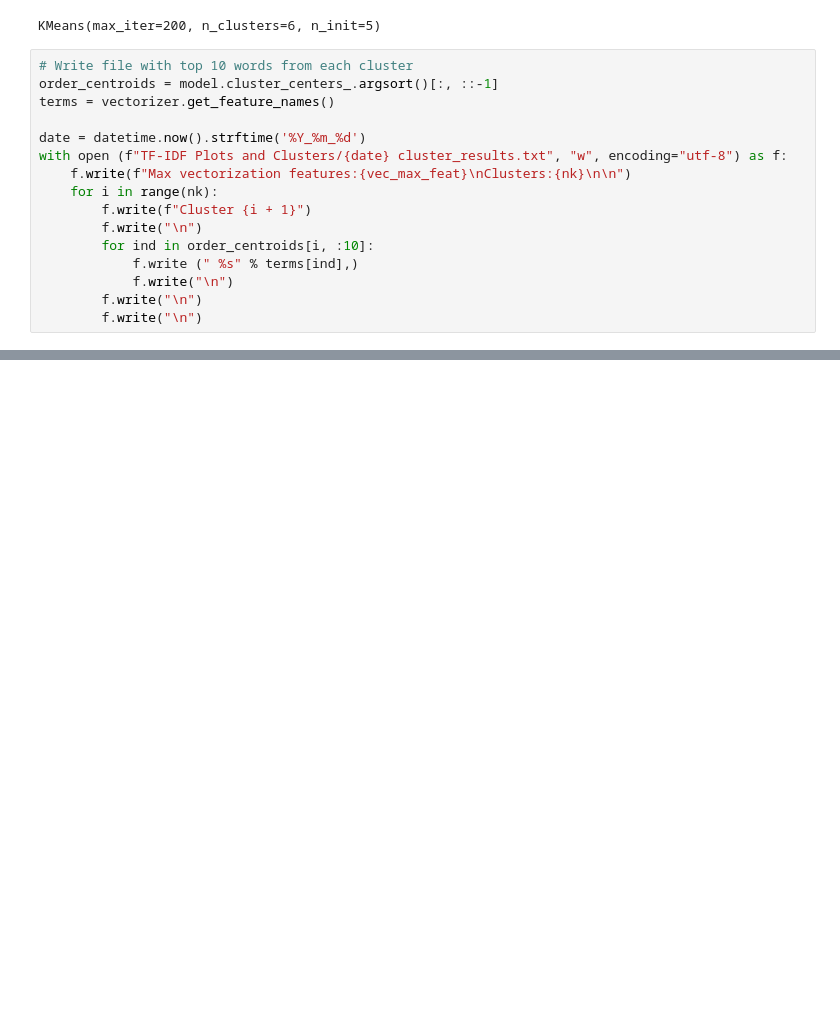
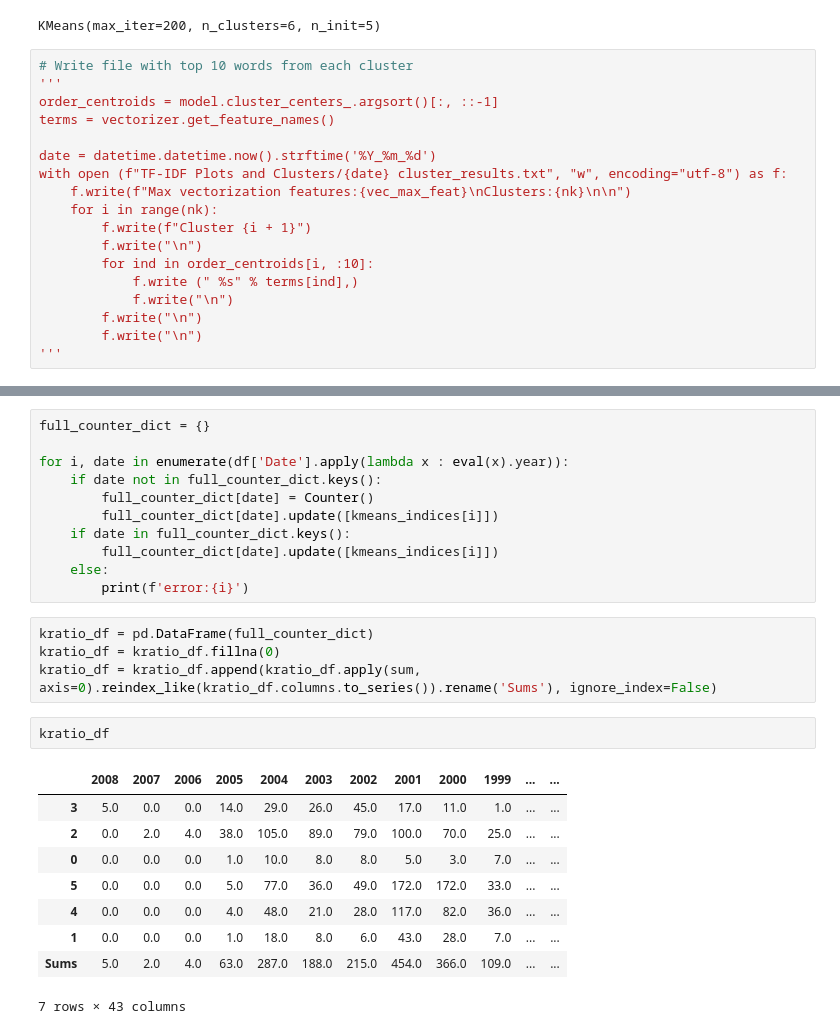
Before and after one commit to BriceB-20/Medical-Device-Project, a Jupyter notebook: Topic Modeling.ipynb, the cells around one changed output, grey strips where cells are left out. Drawn from its saved outputs; the diff is of its cells as text; blank space fills up the shorter version.

```diff
--- a/Topic Modeling.ipynb
+++ b/Topic Modeling.ipynb
@@ -99,10 +100,11 @@ model.fit(vectors)
 KMeans(max_iter=200, n_clusters=6, n_init=5)
 # %%
 # Write file with top 10 words from each cluster
+'''
 order_centroids = model.cluster_centers_.argsort()[:, ::-1]
 terms = vectorizer.get_feature_names()
 
-date = datetime.now().strftime('%Y_%m_%d')
+date = datetime.datetime.now().strftime('%Y_%m_%d')
 with open (f"TF-IDF Plots and Clusters/{date} cluster_results.txt", "w", encoding="utf-8") as f:
     f.write(f"Max vectorization features:{vec_max_feat}\nClusters:{nk}\n\n")
     for i in range(nk):
@@ -113,3 +115,4 @@ with open (f"TF-IDF Plots and Clusters/{date} cluster_results.txt", "w", encodin
             f.write("\n")
         f.write("\n")
         f.write("\n")
+'''
@@ -147,0 +152,27 @@ plt.show()
+# %%
+full_counter_dict = {}
+
+for i, date in enumerate(df['Date'].apply(lambda x : eval(x).year)):
+    if date not in full_counter_dict.keys():
+        full_counter_dict[date] = Counter()
+        full_counter_dict[date].update([kmeans_indices[i]])
+    if date in full_counter_dict.keys():
+        full_counter_dict[date].update([kmeans_indices[i]])
+    else:
+        print(f'error:{i}')
+# %%
+kratio_df = pd.DataFrame(full_counter_dict)
+kratio_df = kratio_df.fillna(0)
+kratio_df = kratio_df.append(kratio_df.apply(sum, axis=0).reindex_like(kratio_df.columns.to_series()).rename('Sums'), ignore_index=False)
+# %%
+kratio_df
+# %% [output]
+|  | 2008 | 2007 | 2006 | 2005 | 2004 | 2003 | 2002 | 2001 | 2000 | 1999 | ... | ... |
+| 3 | 5.0 | 0.0 | 0.0 | 14.0 | 29.0 | 26.0 | 45.0 | 17.0 | 11.0 | 1.0 | ... | ... |
+| 2 | 0.0 | 2.0 | 4.0 | 38.0 | 105.0 | 89.0 | 79.0 | 100.0 | 70.0 | 25.0 | ... | ... |
+| 0 | 0.0 | 0.0 | 0.0 | 1.0 | 10.0 | 8.0 | 8.0 | 5.0 | 3.0 | 7.0 | ... | ... |
+| 5 | 0.0 | 0.0 | 0.0 | 5.0 | 77.0 | 36.0 | 49.0 | 172.0 | 172.0 | 33.0 | ... | ... |
+| 4 | 0.0 | 0.0 | 0.0 | 4.0 | 48.0 | 21.0 | 28.0 | 117.0 | 82.0 | 36.0 | ... | ... |
+| 1 | 0.0 | 0.0 | 0.0 | 1.0 | 18.0 | 8.0 | 6.0 | 43.0 | 28.0 | 7.0 | ... | ... |
+| Sums | 5.0 | 2.0 | 4.0 | 63.0 | 287.0 | 188.0 | 215.0 | 454.0 | 366.0 | 109.0 | ... | ... |
+7 rows × 43 columns
```
Also changed, not shown: parts of 4 cells of this notebook, 1 other file.
